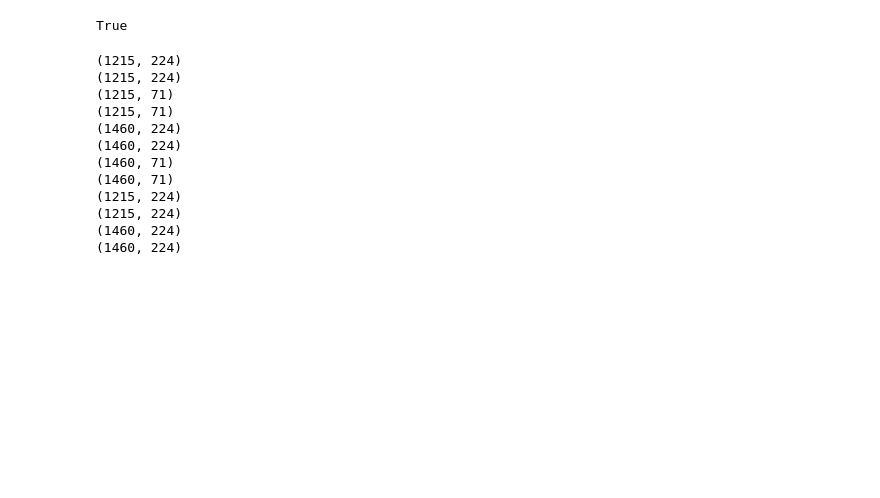
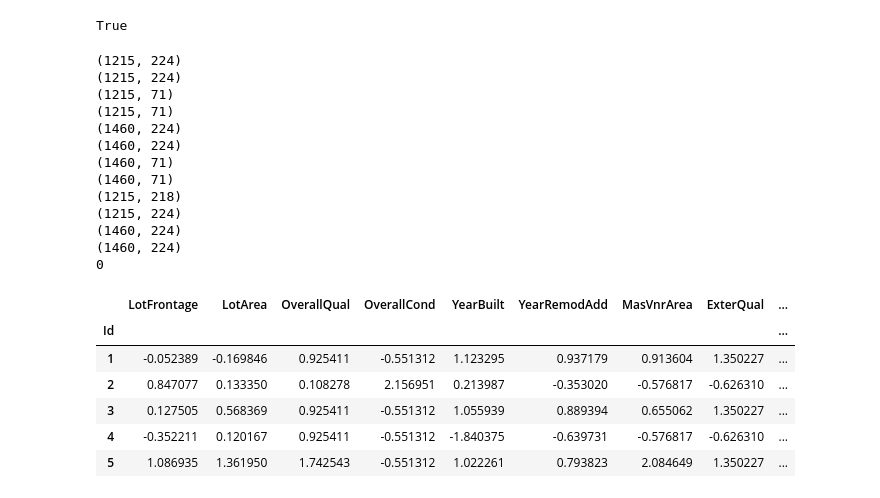
Before and after one commit to AronBerke/Kaggle_Housing_Project, a Jupyter notebook: Austin/DataProcessingFunctions.ipynb, the cells around one changed output. Saved outputs shown, nothing was run; the diff lists cells and outputs as text; code cells hidden in the pictures; blank space fills up the shorter version.

Commit message:
corrected categorical grouping notebook and added correlation notebook

```diff
--- a/Austin/DataProcessingFunctions.ipynb
+++ b/Austin/DataProcessingFunctions.ipynb
@@ -58,7 +58,7 @@ def feature_standardize(data,scaleType='standardize'):
     mean_value=np.mean(data)
     standard_dev=np.std(data)
     min_value=np.min(data)
-    max_value=np.min(data)
+    max_value=np.max(data)
     if scaleType == 'standardize':
         return((data-mean_value)/standard_dev)
     elif scaleType == 'normalize':
@@ -215,34 +219,48 @@ print(normalized_with_outlier_undummified_baseline_df.shape)
 
 # Standardizing / normalizing everything
 all_standardized_baseline_df=baseline_df.copy()
 all_standardized_baseline_df=all_standardized_baseline_df.apply(lambda x:feature_standardize(x,scaleType='standardize'),axis=0)
+# Note that the all standardized_baseline_df has Nan's for some categoricals due to outlier removal and standardizing. These columns are removed.
+all_standardized_baseline_df.dropna(axis=1,inplace=True)
 
 all_normalized_baseline_df=baseline_df.copy()
 all_normalized_baseline_df=all_normalized_baseline_df.apply(lambda x:feature_standardize(x,scaleType='normalize'),axis=0)
 
 all_standardized_with_outlier_dummified_baseline_df=with_outlier_dummified_baseline_df.copy()
 all_standardized_with_outlier_dummified_baseline_df=all_standardized_with_outlier_dummified_baseline_df.apply(lambda x:feature_standardize(x,scaleType='standardize'),axis=0)
 
 all_normalized_with_outlier_dummified_baseline_df=with_outlier_dummified_baseline_df.copy()
 all_normalized_with_outlier_dummified_baseline_df=all_normalized_with_outlier_dummified_baseline_df.apply(lambda x:feature_standardize(x,scaleType='normalize'),axis=0)
 
 print(all_standardized_baseline_df.shape)
 print(all_normalized_baseline_df.shape)
 print(all_standardized_with_outlier_dummified_baseline_df.shape)
 print(all_normalized_with_outlier_dummified_baseline_df.shape)
+
+# check for Nan's
+print(standardized_baseline_df.isnull().sum().sum())
+standardized_baseline_df.head()
 # %% [output]
 (1215, 224)
 (1215, 224)
 (1215, 71)
 (1215, 71)
 (1460, 224)
 (1460, 224)
 (1460, 71)
 (1460, 71)
-(1215, 224)
+(1215, 218)
 (1215, 224)
 (1460, 224)
 (1460, 224)
+0
+|  | LotFrontage | LotArea | OverallQual | OverallCond | YearBuilt | YearRemodAdd | MasVnrArea | ExterQual | ... |
+| Id |  |  |  |  |  |  |  |  | ... |
+| 1 | -0.052389 | -0.169846 | 0.925411 | -0.551312 | 1.123295 | 0.937179 | 0.913604 | 1.350227 | ... |
+| 2 | 0.847077 | 0.133350 | 0.108278 | 2.156951 | 0.213987 | -0.353020 | -0.576817 | -0.626310 | ... |
+| 3 | 0.127505 | 0.568369 | 0.925411 | -0.551312 | 1.055939 | 0.889394 | 0.655062 | 1.350227 | ... |
+| 4 | -0.352211 | 0.120167 | 0.925411 | -0.551312 | -1.840375 | -0.639731 | -0.576817 | -0.626310 | ... |
+| 5 | 1.086935 | 1.361950 | 1.742543 | -0.551312 | 1.022261 | 0.793823 | 2.084649 | 1.350227 | ... |
 # %%
 baseline_df.to_csv('baseline_df.csv')
 undummified_baseline_df.to_csv('undummified_baseline_df.csv')
```
Also changed, not shown: parts of 2 cells of this notebook, 7 other files.
